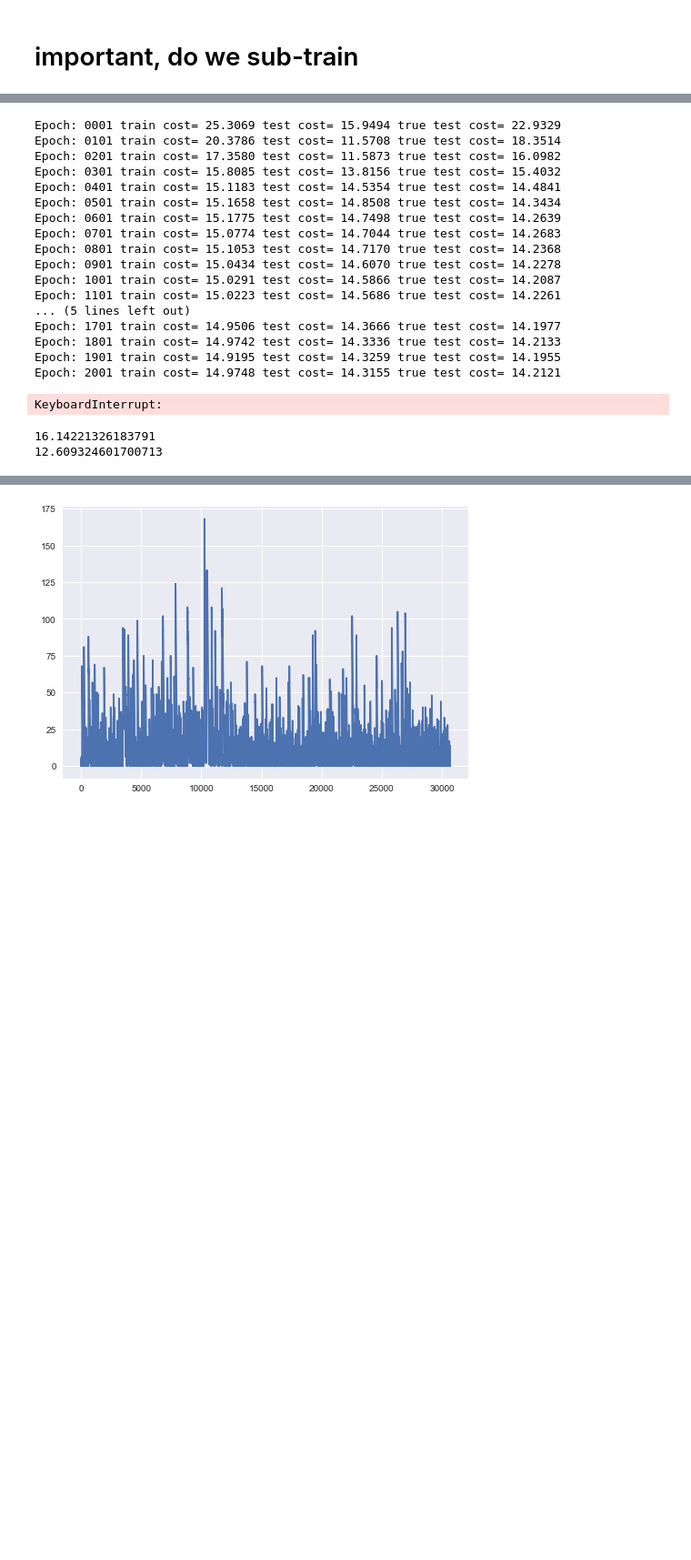
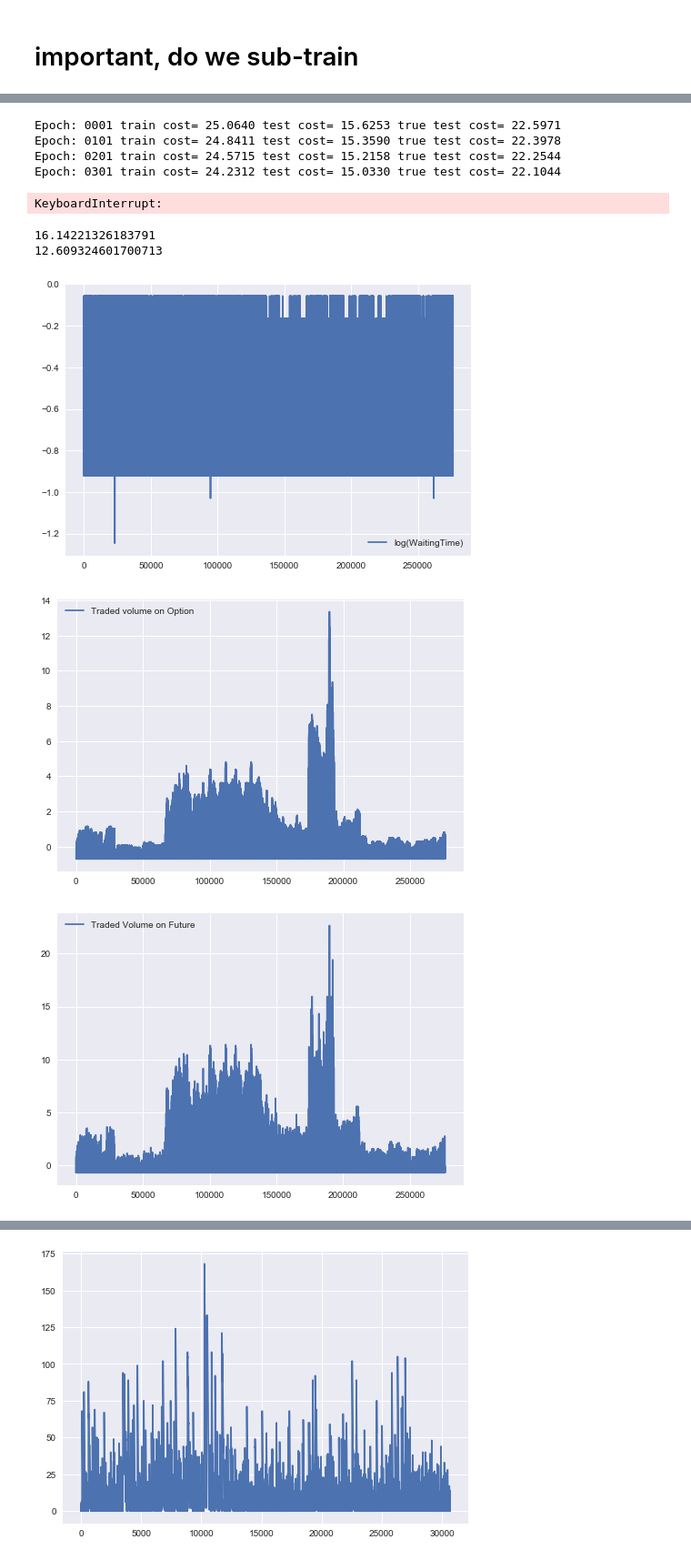
Before and after one commit to LouisEchard/ML_MiniProjects, a Jupyter notebook: WaitingTimePredictionPart1 - v2.ipynb, the cells around one changed output, grey strips where cells are left out. Shown at 91% size. Drawn from its saved outputs; the diff is of its cells as text; code cells hidden in the pictures; blank space fills up the shorter version.

```diff
--- a/WaitingTimePredictionPart1 - v2.ipynb
+++ b/WaitingTimePredictionPart1 - v2.ipynb
@@ -563,8 +568,12 @@ backupFiles()
 # %%
 #load backup
-WaitingTimeAndTrade = loadBackupFiles(True)
-target = loadBackupFiles(False)
+WaitingTimeAndTrade = loadBackupFiles(isX=True, isTrain=True)
+target = loadBackupFiles(isX=False, isTrain=True)
 target = np.array(target.reshape(len(target),1))
+
+WaitingTimeAndTrade_TrueTest = loadBackupFiles(isX=True, isTrain=False)
+target_TrueTest = loadBackupFiles(isX=False, isTrain=False)
+target_TrueTest = np.array(target_TrueTest.reshape(len(target_TrueTest),1))
 # %%
 plt.figure(figsize=(20,7))
 plt.title('Training Data for TensorFlow')
@@ -831,14 +844,21 @@ L2Regularization = tf.placeholder("float", shape=(), name="L2Regularization")
 
 x = tf.placeholder("float", [None, n_input], name="inputs")
 y = tf.placeholder("float", [None, 1], name="TrueLabel")
+# %%
+# Define savers for explicit subsets of the variables.
+weights_saver = tf.train.Saver(var_list=weights)
+biases_saver = tf.train.Saver(var_list=biases)
+gammas_saver = tf.train.Saver(var_list = gammas)
+pop_mean_saver = tf.train.Saver(var_list = pop_mean)
+pop_var_saver = tf.train.Saver(var_list = pop_var)
 # %%
 
 
 predictions = multilayer_perceptron(x, weights, biases, isTraining)
 
 #if regularizing
-regularizersL1 = tf.reduce_mean(tf.square(weights['3'])) + tf.reduce_mean(tf.square(weights['4']))
-regularizersL2 =  tf.reduce_mean(tf.abs(weights['3'])) + tf.reduce_mean(tf.abs(weights['4']))
+regularizersL1 = tf.reduce_mean(tf.square(weights['3'])) #+ tf.reduce_mean(tf.square(weights['4']))
+regularizersL2 =  tf.reduce_mean(tf.abs(weights['3'])) #+ tf.reduce_mean(tf.abs(weights['4']))
 
 absCost = tf.reduce_mean(tf.abs(predictions - y))
 cost = tf.reduce_mean(tf.square(predictions - y))
@@ -872,6 +892,8 @@ def next_batch(xdata,ydata,batch_size,normalize=False):
 
 #     return xdata[rand_points][:,:, :].reshape(batch_size,nbLabels), ydata[rand_points].reshape(batch_size, 1) #check input size
 # %%
+
+
 with tf.Session(config=tf.ConfigProto(gpu_options=gpu_options)) as sess:
     sess.run(tf.global_variables_initializer())
     total_batch = int(len(x_train) / batch_size)
@@ -903,7 +925,8 @@ with tf.Session(config=tf.ConfigProto(gpu_options=gpu_options)) as sess:
                                 L1Regularization:0,
                                 L2Regularization:0
                                 })
-            true_tc = sess.run(absCost, feed_dict={
+            true_tc=  \
+            sess.run(absCost, feed_dict={
                                 x: WaitingTimeAndTrade_TrueTest,
                                 y: target_TrueTest,
                                 isTraining: False,
@@ -915,25 +938,17 @@ with tf.Session(config=tf.ConfigProto(gpu_options=gpu_options)) as sess:
                 "{:.4f}".format(tc),"true test cost=", \
                 "{:.4f}".format(true_tc))
 
+            weights_saver.save(sess, './savedModels/unconditionTick/Weights/weights')
+            biases_saver.save(sess, './savedModels/unconditionTick/Biases/biases')
+            gammas_saver.save(sess, './savedModels/unconditionTick/Gammas/gammas')
+            pop_mean_saver.save(sess, './savedModels/unconditionTick/Pop_mean/pop_mean')
+            pop_var_saver.save(sess, './savedModels/unconditionTick/Pop_var/pop_var')
     print("Optimization Finished!")
 # %% [output]
-Epoch: 0001 train cost= 25.3069 test cost= 15.9494 true test cost= 22.9329
-Epoch: 0101 train cost= 20.3786 test cost= 11.5708 true test cost= 18.3514
-Epoch: 0201 train cost= 17.3580 test cost= 11.5873 true test cost= 16.0982
-Epoch: 0301 train cost= 15.8085 test cost= 13.8156 true test cost= 15.4032
-Epoch: 0401 train cost= 15.1183 test cost= 14.5354 true test cost= 14.4841
-Epoch: 0501 train cost= 15.1658 test cost= 14.8508 true test cost= 14.3434
-Epoch: 0601 train cost= 15.1775 test cost= 14.7498 true test cost= 14.2639
-Epoch: 0701 train cost= 15.0774 test cost= 14.7044 true test cost= 14.2683
-Epoch: 0801 train cost= 15.1053 test cost= 14.7170 true test cost= 14.2368
-Epoch: 0901 train cost= 15.0434 test cost= 14.6070 true test cost= 14.2278
-Epoch: 1001 train cost= 15.0291 test cost= 14.5866 true test cost= 14.2087
-Epoch: 1101 train cost= 15.0223 test cost= 14.5686 true test cost= 14.2261
-... (5 lines left out)
-Epoch: 1701 train cost= 14.9506 test cost= 14.3666 true test cost= 14.1977
-Epoch: 1801 train cost= 14.9742 test cost= 14.3336 true test cost= 14.2133
-Epoch: 1901 train cost= 14.9195 test cost= 14.3259 true test cost= 14.1955
-Epoch: 2001 train cost= 14.9748 test cost= 14.3155 true test cost= 14.2121
+Epoch: 0001 train cost= 25.0640 test cost= 15.6253 true test cost= 22.5971
+Epoch: 0101 train cost= 24.8411 test cost= 15.3590 true test cost= 22.3978
+Epoch: 0201 train cost= 24.5715 test cost= 15.2158 true test cost= 22.2544
+Epoch: 0301 train cost= 24.2312 test cost= 15.0330 true test cost= 22.1044
 KeyboardInterrupt:
 # %%
 #is it worst than constant value, i.e. stupid benchmark?
@@ -942,3 +957,15 @@ print(np.mean(np.abs(y_test-8)))
 # %% [output]
 16.14221326183791
 12.609324601700713
+# %%
+myCol = ['log(WaitingTime)','Traded volume on Option','Traded Volume on Future','moneyness', 'myC3', 'myC1', 'myC05', 'myC025', 'myC01']
+for i in range(x_train.shape[1]):
+    plt.plot(x_train[:,i], label = myCol[i] )
+    plt.legend()
+    plt.show()
+plt.plot(y_train)
+plt.show()
+# %% [output]
+[figure, added]
+[figure, added]
+[figure, added]
```
Also changed, not shown: parts of 14 cells of this notebook.
